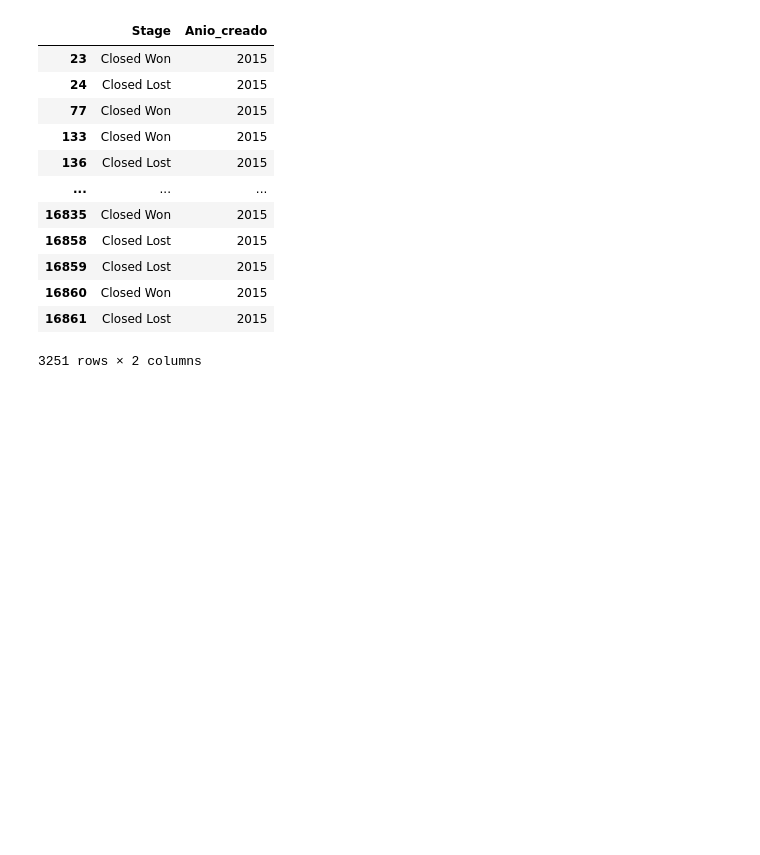
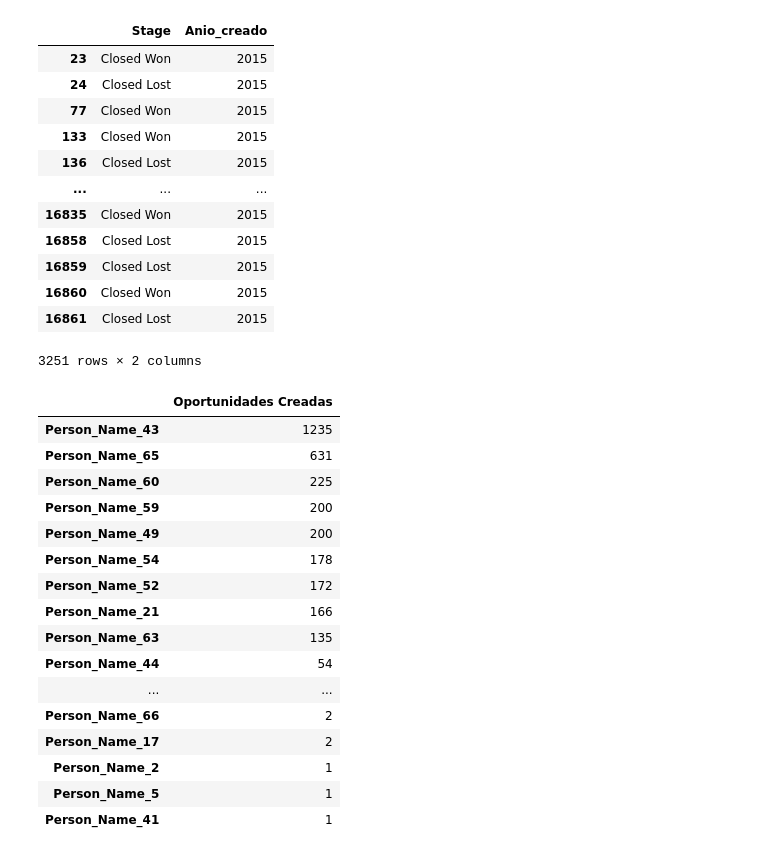
Before and after one commit to Ramaxx95/TP1-Orga-de-Datos, a Jupyter notebook: Visualizaciones/Region_APAC.ipynb, the cells around one changed output. Cells and saved outputs as stored; diff of their text form; code cells hidden in the pictures; blank space fills up the shorter version.

```diff
--- a/Visualizaciones/Region_APAC.ipynb
+++ b/Visualizaciones/Region_APAC.ipynb
@@ -154,3 +154,24 @@ estado_oportunidades_segun_anio_creacion
 | 16860 | Closed Won | 2015 |
 | 16861 | Closed Lost | 2015 |
 3251 rows × 2 columns
+# %%
+vendedores_totales = oportunidades_cerradas.Account_Owner.value_counts().to_frame( name = 'Oportunidades Creadas')
+vendedores_totales
+# %% [output]
+|  | Oportunidades Creadas |
+| Person_Name_43 | 1235 |
+| Person_Name_65 | 631 |
+| Person_Name_60 | 225 |
+| Person_Name_59 | 200 |
+| Person_Name_49 | 200 |
+| Person_Name_54 | 178 |
+| Person_Name_52 | 172 |
+| Person_Name_21 | 166 |
+| Person_Name_63 | 135 |
+| Person_Name_44 | 54 |
+| ... | ... |
+| Person_Name_66 | 2 |
+| Person_Name_17 | 2 |
+| Person_Name_2 | 1 |
+| Person_Name_5 | 1 |
+| Person_Name_41 | 1 |
```
Also changed, not shown: parts of 9 cells of this notebook.
